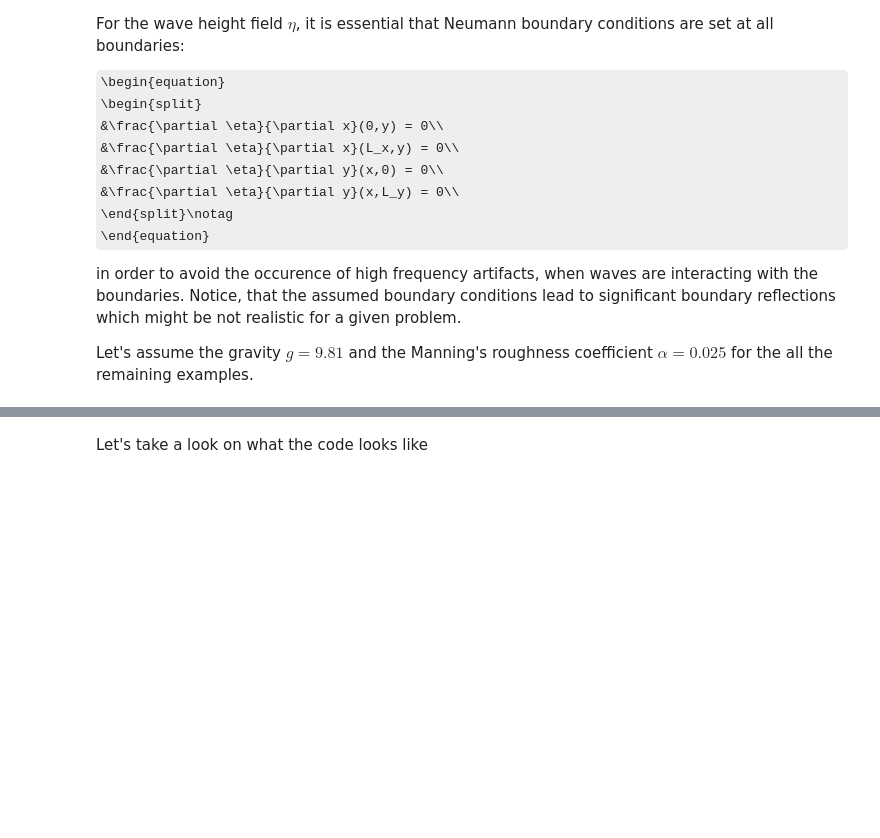
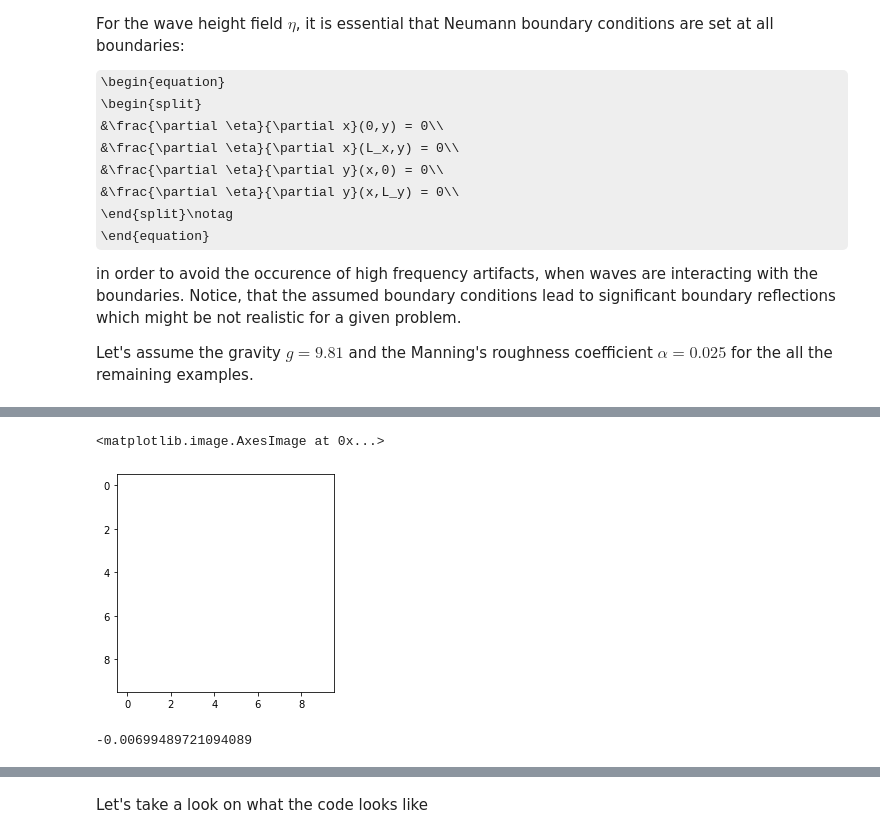
Before and after one commit to AtilaSaraiva/devito, a Jupyter notebook: examples/cfd/08_shallow_water_equation.ipynb, the cells around one changed output, grey strips where cells are left out. Drawn from its saved outputs; the diff is of its cells as text; code cells hidden in the pictures; some formulas as TeX source; blank space fills up the shorter version.

```diff
--- a/examples/cfd/08_shallow_water_equation.ipynb
+++ b/examples/cfd/08_shallow_water_equation.ipynb
@@ -331,0 +305,9 @@ snaps2video(etasave, "Modeling a tsunami in an ocean with constant depth")
+# %%
+plt.imshow(etasave.data[it,ny//2-5:ny//2+5,nx//2-5:nx//2+5].T)
+# %% [output]
+<matplotlib.image.AxesImage at 0x...>
+[figure, added]
+# %%
+print(etasave.data[it,ny//2-5:ny//2+5,nx//2-5:nx//2+5].min())
+# %% [output]
+-0.00699489721094089
```
Also changed, not shown: parts of 16 cells of this notebook.
